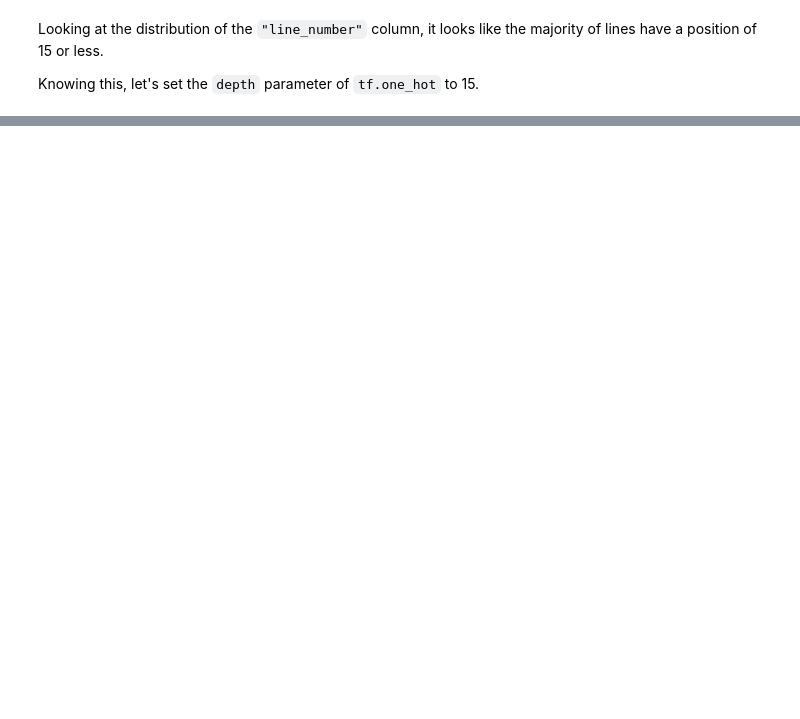
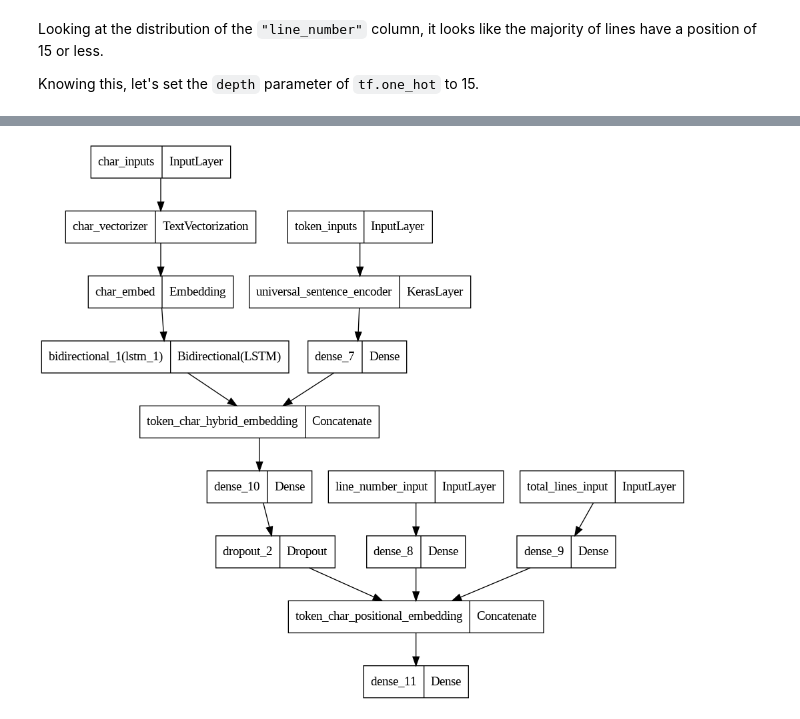
Before and after one commit to yhs2773/TensorFlow-for-Deep-Learning, a Jupyter notebook: Notebooks/09. Milestone Project 2 - SkimLit 📄🔥.ipynb, the cells around one changed output, grey strips where cells are left out. Cells and saved outputs as stored; diff of their text form; code cells hidden in the pictures; blank space fills up the shorter version.

```diff
--- a/Notebooks/09. Milestone Project 2 - SkimLit 📄🔥.ipynb
+++ b/Notebooks/09. Milestone Project 2 - SkimLit 📄🔥.ipynb
@@ -1660,0 +1852,7 @@ test_line_numbers_one_hot = tf.one_hot(test_df["line_number"].to_numpy(), depth=
+# %%
+# Plot the token, char, and positional embedding model
+from tensorflow.keras.utils import plot_model
+
+plot_model(model_5)
+# %% [output]
+[figure, added]
```
Also changed, not shown: parts of 88 cells of this notebook.
